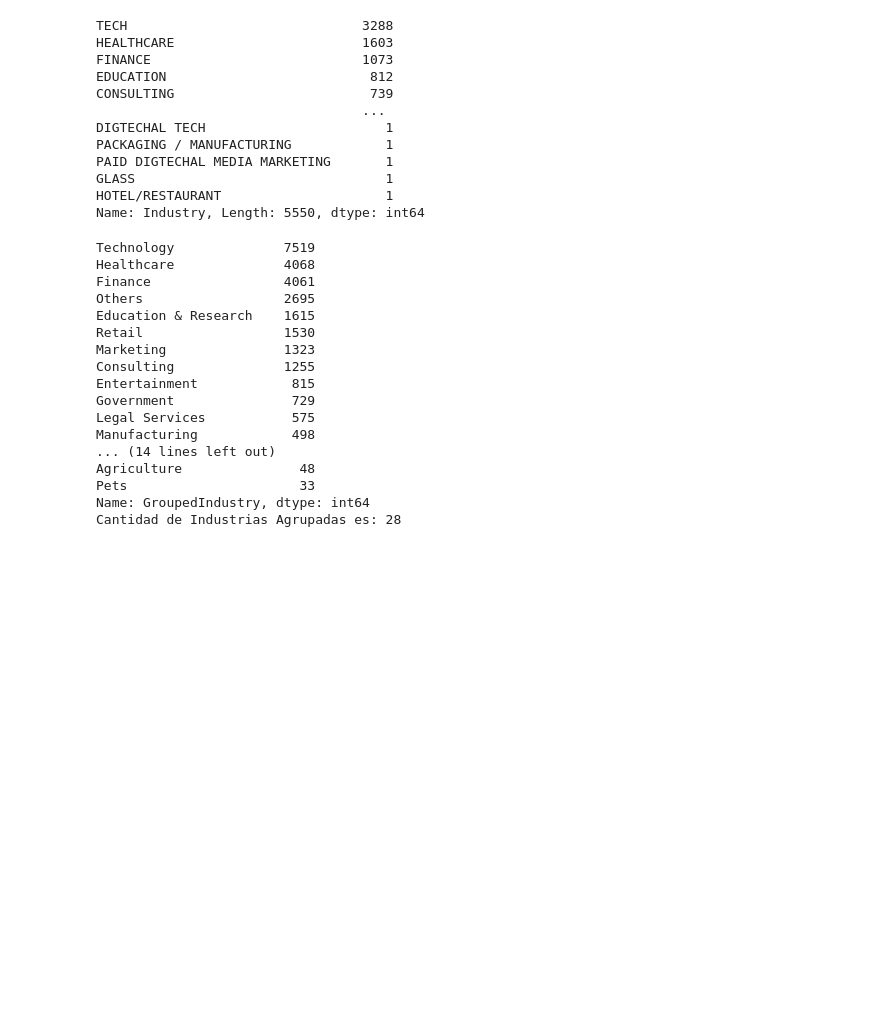
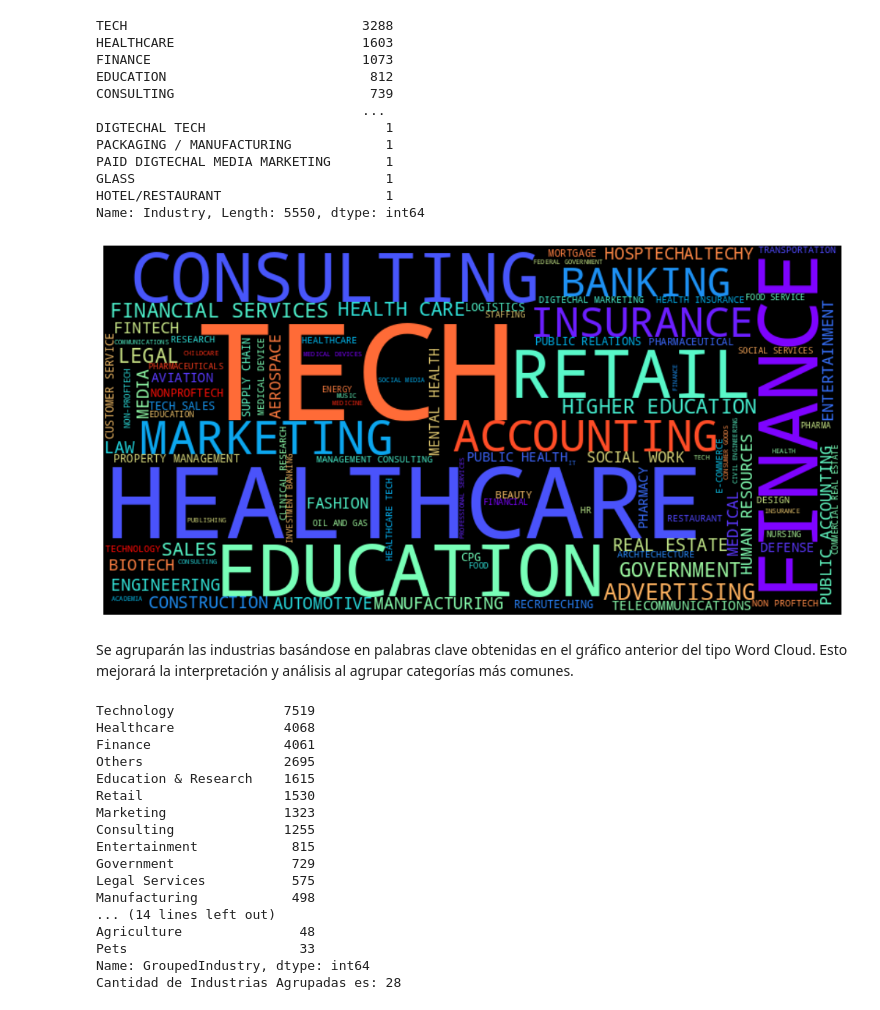
Before and after one commit to CarlosARossi/dataScienceCoder, a Jupyter notebook: Data_Wrangling+Rossi.ipynb, the cells around one changed output. Cells and saved outputs as stored; diff of their text form; code cells hidden in the pictures; blank space fills up the shorter version.

```diff
--- a/Data_Wrangling+Rossi.ipynb
+++ b/Data_Wrangling+Rossi.ipynb
@@ -266,6 +267,22 @@ PAID DIGTECHAL MEDIA MARKETING       1
 GLASS                                1
 HOTEL/RESTAURANT                     1
 Name: Industry, Length: 5550, dtype: int64
+# %%
+# Crea el objeto WordCloud con las palabras y sus respectivas frecuencias
+wordcloud = WordCloud(width=800, height=400, background_color='black', colormap='rainbow',
+                      contour_color='black', contour_width=1, max_words=100).generate_from_frequencies(industry_counts)
+
+# Configura el gráfico
+plt.figure(figsize=(13, 8))
+plt.imshow(wordcloud, interpolation='bilinear')
+plt.axis("off")
+
+# Muestra el gráfico
+plt.show()
+# %% [output]
+[figure, added]
+# %% [markdown]
+Se agruparán las industrias basándose en palabras clave obtenidas en el gráfico anterior del tipo Word Cloud. Esto mejorará la interpretación y análisis al agrupar categorías más comunes.
 # %%
 # Crear una copia del dataset anterior
 salaries_re_industry = salaries_without_NaN.copy()
```
Also changed, not shown: parts of 5 cells of this notebook.
